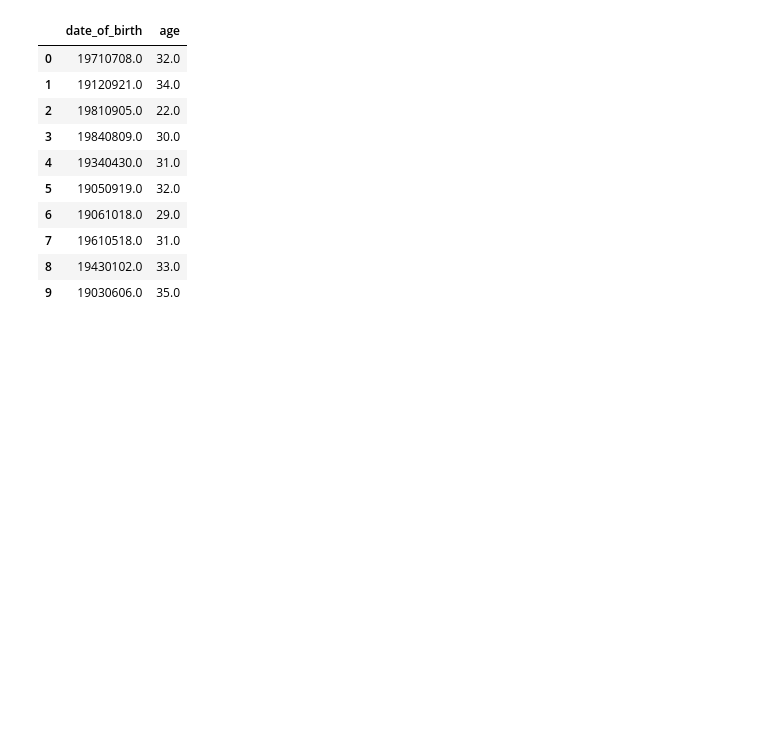
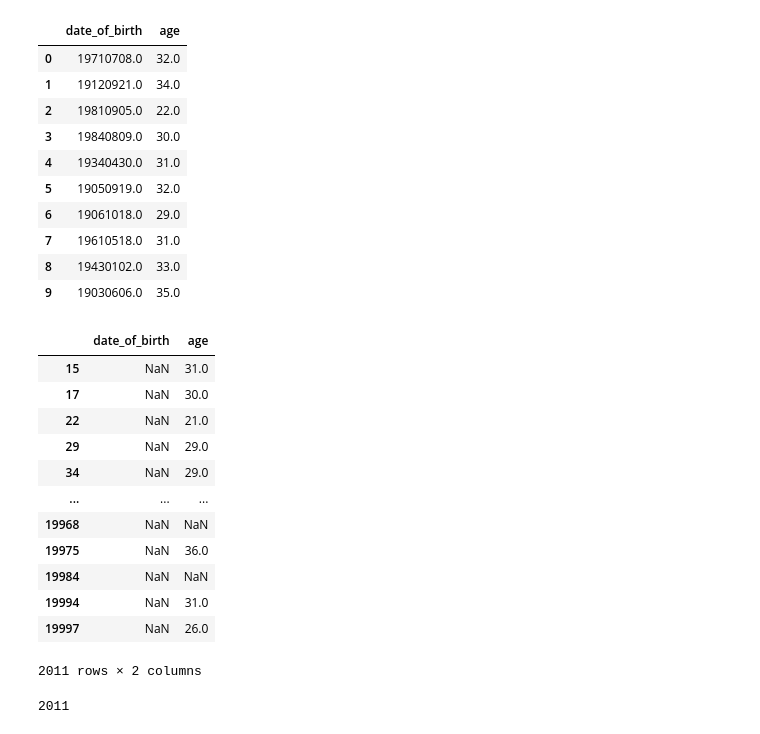
Before and after one commit to Y-EK/Data_Analytics_Python_Covid-19, a Jupyter notebook: Qualite_donnees_NB.ipynb, the cells around one changed output. Saved outputs shown, nothing was run; the diff lists cells and outputs as text; code cells hidden in the pictures; blank space fills up the shorter version.

```diff
--- a/Qualite_donnees_NB.ipynb
+++ b/Qualite_donnees_NB.ipynb
@@ -159,0 +152,23 @@ df_patient[['date_of_birth', 'age']][:10]
+# %%
+# Dans ce contexte aussi, nous allons nous basé sur la colonne date_of_birth,
+# pour calculer dynamiquement et avec exactitude l'age des patients.
+df_patient.loc[:,['date_of_birth', 'age']][df_patient['date_of_birth'].isnull()]
+# %% [output]
+|  | date_of_birth | age |
+| 15 | NaN | 31.0 |
+| 17 | NaN | 30.0 |
+| 22 | NaN | 21.0 |
+| 29 | NaN | 29.0 |
+| 34 | NaN | 29.0 |
+| ... | ... | ... |
+| 19968 | NaN | NaN |
+| 19975 | NaN | 36.0 |
+| 19984 | NaN | NaN |
+| 19994 | NaN | 31.0 |
+| 19997 | NaN | 26.0 |
+2011 rows × 2 columns
+# %%
+# Le nombre de lignes représentant cette anomalie vaut 2011
+len(df_patient.loc[:,['date_of_birth', 'age']][df_patient['date_of_birth'].isnull()])
+# %% [output]
+2011
```
Also changed, not shown: parts of 10 cells of this notebook.
